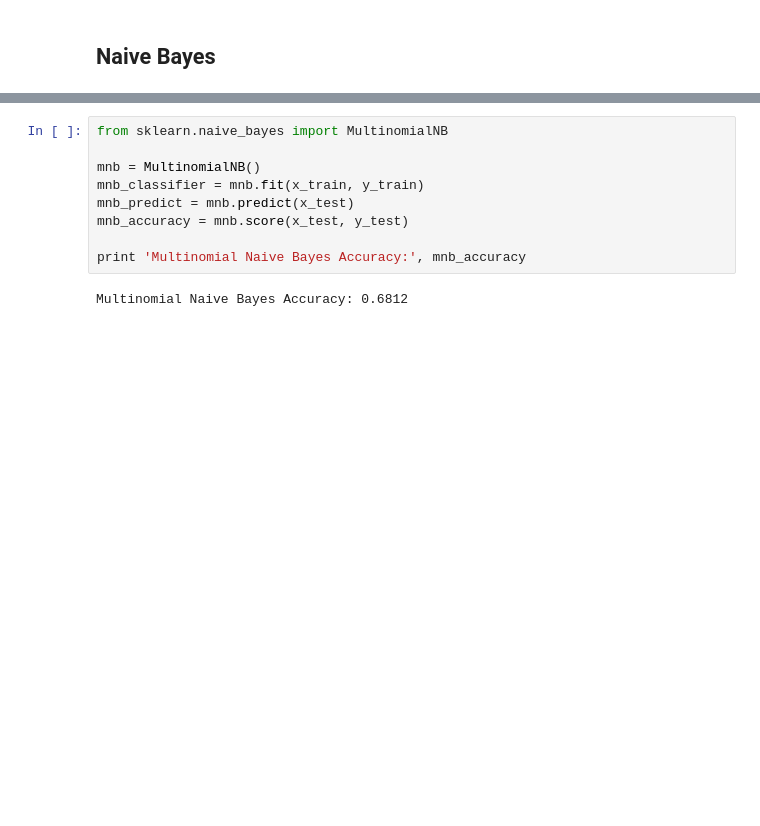
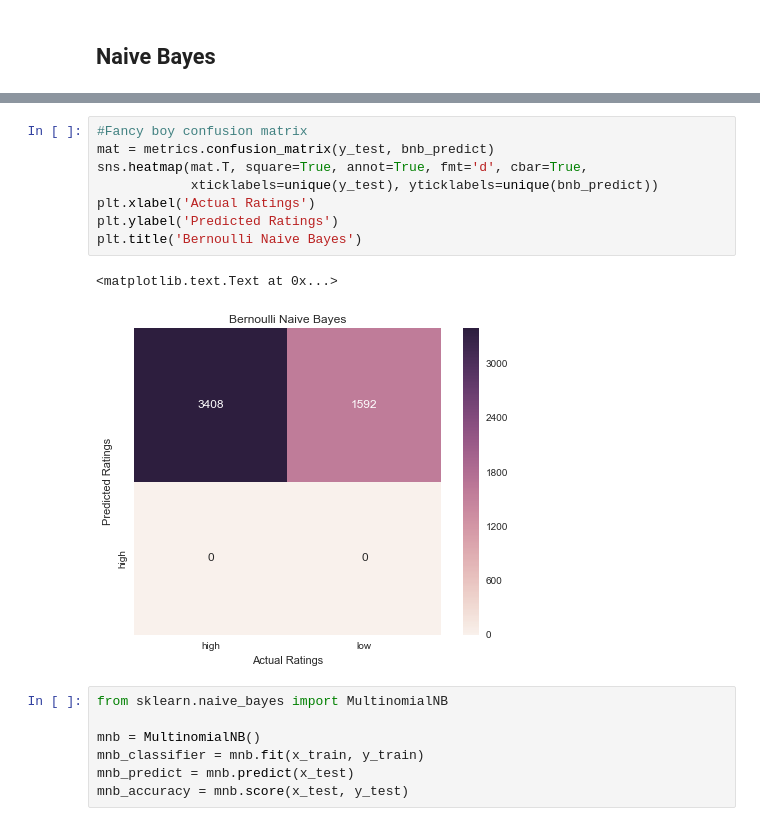
Before and after one commit to brbeckelman/MSBA-Class, a Jupyter notebook: Assignment2/Assignment2.ipynb, the cells around one changed output, grey strips where cells are left out. Drawn from its saved outputs; the diff is of its cells as text; blank space fills up the shorter version.

```diff
--- a/Assignment2/Assignment2.ipynb
+++ b/Assignment2/Assignment2.ipynb
@@ -110,3 +151,14 @@ Bernoulli Naive Bays Accuracy: 0.6816
+# %%
+#Fancy boy confusion matrix
+mat = metrics.confusion_matrix(y_test, bnb_predict)
+sns.heatmap(mat.T, square=True, annot=True, fmt='d', cbar=True,
+            xticklabels=unique(y_test), yticklabels=unique(bnb_predict))
+plt.xlabel('Actual Ratings')
+plt.ylabel('Predicted Ratings')
+plt.title('Bernoulli Naive Bayes')
+# %% [output]
+<matplotlib.text.Text at 0x...>
+[figure, added]
 # %%
 from sklearn.naive_bayes import MultinomialNB
 
@@ -114,7 +166,3 @@ mnb = MultinomialNB()
 mnb_classifier = mnb.fit(x_train, y_train)
 mnb_predict = mnb.predict(x_test)
 mnb_accuracy = mnb.score(x_test, y_test)
-
-print 'Multinomial Naive Bayes Accuracy:', mnb_accuracy
-# %% [output]
-Multinomial Naive Bayes Accuracy: 0.6812
```
Also changed, not shown: parts of 23 cells of this notebook.
